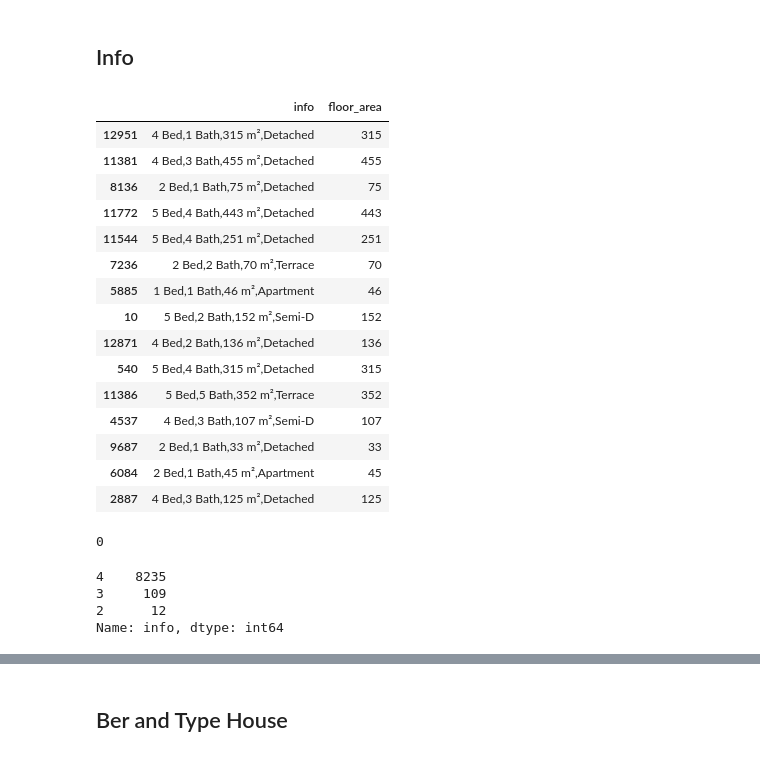
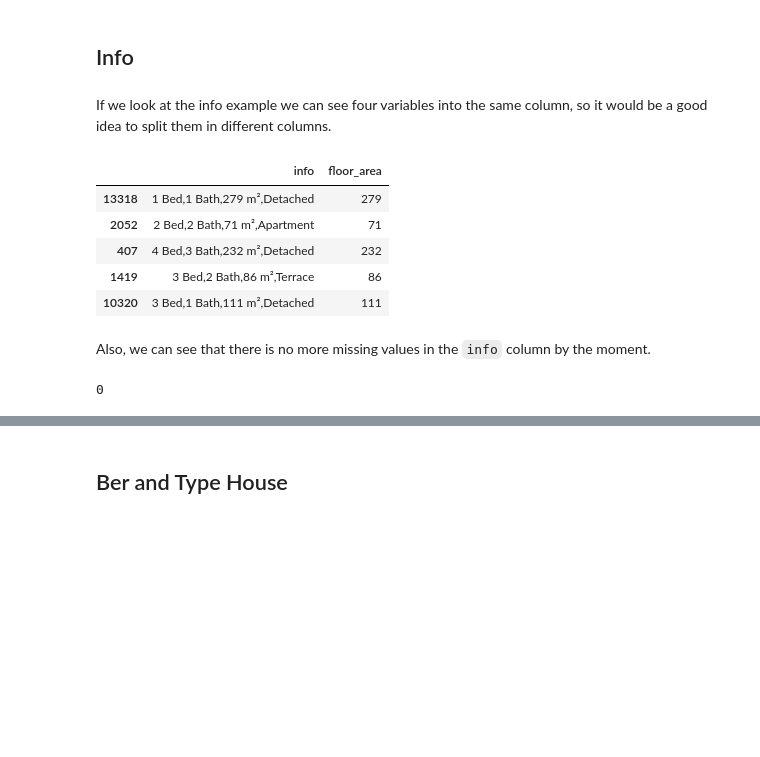
Before and after one commit to javiicc/Identifying_Potential_Investment_Opportunities_In_The_Irish_Real_Estate_Market_Using_MachineLearning, a Jupyter notebook: Data_Cleansing_and_Wrangling.ipynb, the cells around one changed output, grey strips where cells are left out. Drawn from its saved outputs; the diff is of its cells as text; code cells hidden in the pictures; blank space fills up the shorter version.

Commit message:
info

```diff
--- a/Data_Cleansing_and_Wrangling.ipynb
+++ b/Data_Cleansing_and_Wrangling.ipynb
@@ -400,23 +400,17 @@ Rows after dropping: 7757
 Difference: -6142
 # %% [markdown]
 ## Info
+# %% [markdown]
+If we look at the info example we can see four variables into the same column, so it would be a good idea to split them in different columns.
 # %%
-sale_data[['info', 'floor_area']].sample(15)
+sale[['info', 'floor_area']].sample(5)
 # %% [output]
 |  | info | floor_area |
-| 12951 | 4 Bed,1 Bath,315 m²,Detached | 315 |
-| 11381 | 4 Bed,3 Bath,455 m²,Detached | 455 |
-| 8136 | 2 Bed,1 Bath,75 m²,Detached | 75 |
-| 11772 | 5 Bed,4 Bath,443 m²,Detached | 443 |
-| 11544 | 5 Bed,4 Bath,251 m²,Detached | 251 |
-| 7236 | 2 Bed,2 Bath,70 m²,Terrace | 70 |
-| 5885 | 1 Bed,1 Bath,46 m²,Apartment | 46 |
-| 10 | 5 Bed,2 Bath,152 m²,Semi-D | 152 |
-| 12871 | 4 Bed,2 Bath,136 m²,Detached | 136 |
-| 540 | 5 Bed,4 Bath,315 m²,Detached | 315 |
-| 11386 | 5 Bed,5 Bath,352 m²,Terrace | 352 |
-| 4537 | 4 Bed,3 Bath,107 m²,Semi-D | 107 |
-| 9687 | 2 Bed,1 Bath,33 m²,Detached | 33 |
-| 6084 | 2 Bed,1 Bath,45 m²,Apartment | 45 |
-| 2887 | 4 Bed,3 Bath,125 m²,Detached | 125 |
+| 13318 | 1 Bed,1 Bath,279 m²,Detached | 279 |
+| 2052 | 2 Bed,2 Bath,71 m²,Apartment | 71 |
+| 407 | 4 Bed,3 Bath,232 m²,Detached | 232 |
+| 1419 | 3 Bed,2 Bath,86 m²,Terrace | 86 |
+| 10320 | 3 Bed,1 Bath,111 m²,Detached | 111 |
+# %% [markdown]
+Also, we can see that there is no more missing values in the `info` column by the moment.
 # %%
@@ -424,9 +418,2 @@ sale_data['info'].isna().sum()
 # %% [output]
 0
-# %%
-sale_data['info'].dropna().str.split(',').apply(len).value_counts()
-# %% [output]
-4    8235
-3     109
-2      12
-Name: info, dtype: int64
```
Also changed, not shown: parts of 26 cells of this notebook, 1 other file.
